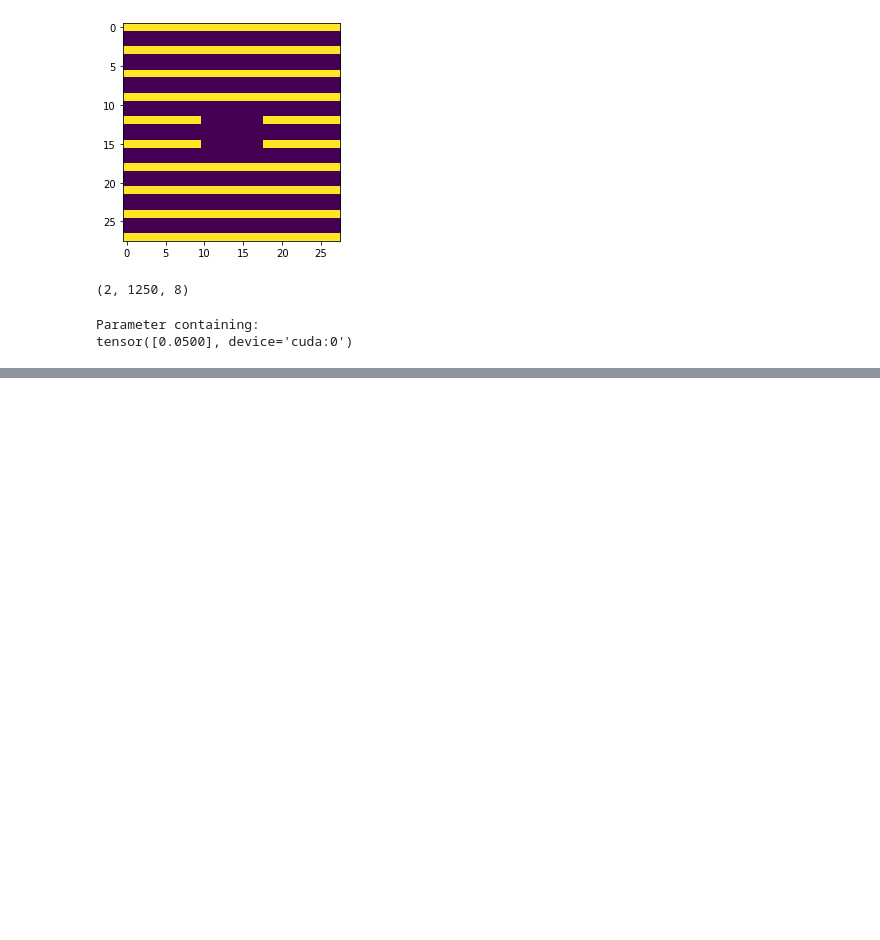
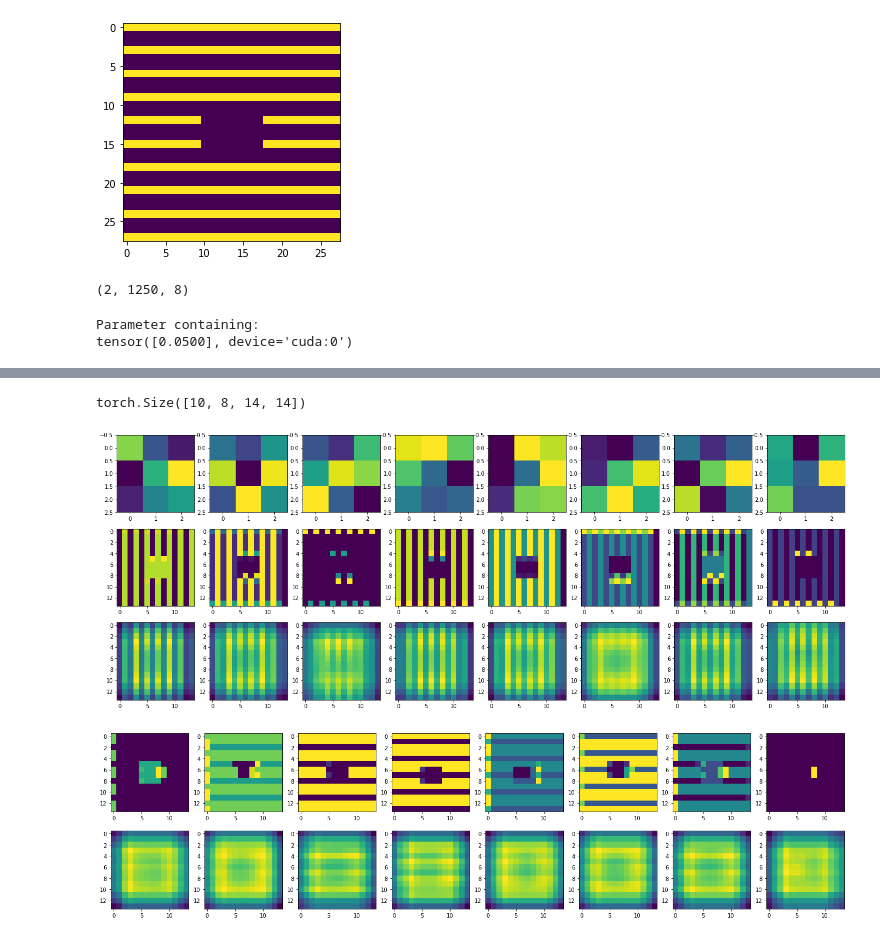
Before and after one commit to edualc/mt_object_recognition, a Jupyter notebook: TinyLateralNetwork_AdversarialExample.ipynb, the cells around one changed output, grey strips where cells are left out. Saved outputs shown, nothing was run; the diff lists cells and outputs as text; code cells hidden in the pictures; blank space fills up the shorter version.

```diff
--- a/TinyLateralNetwork_AdversarialExample.ipynb
+++ b/TinyLateralNetwork_AdversarialExample.ipynb
@@ -406,26 +412,30 @@ for i in tqdm(range(2250)):
 # %%
 s1, _, _, _ = model.conv1.weight.shape
 plot_scale = 3
 
 conv = model.conv1(images_test)
-conv = model.relu1(conv)
+conv = model.act1(conv)
 conv = model.maxpool(conv)
 print(conv.shape)
 
 lcl_o = model.lcl(conv)
 
 fig, axs = plt.subplots(3, s1, figsize=(s1*plot_scale, 3*plot_scale))
 
 for x in range(s1):
     axs[0,x].imshow(model.conv1.weight.cpu().detach().numpy()[x, 0, ...])
     axs[1,x].imshow(conv.cpu().detach().numpy()[0, x, ...])
     axs[2,x].imshow(lcl_o.cpu().detach().numpy()[0, x, ...])
 
 fig, axs = plt.subplots(2, s1, figsize=(s1*plot_scale, 2*plot_scale))
 
 for x in range(s1):
     axs[0,x].imshow(conv.cpu().detach().numpy()[9, x, ...])
     axs[1,x].imshow(lcl_o.cpu().detach().numpy()[9, x, ...])
+# %% [output]
+torch.Size([10, 8, 14, 14])
+[figure, added]
+[figure, added]
 # %%
 # Erst mit noise trainiert, danach ohne
 plot_kernels(model)
```
Also changed, not shown: parts of 10 cells of this notebook, 2 other files.
